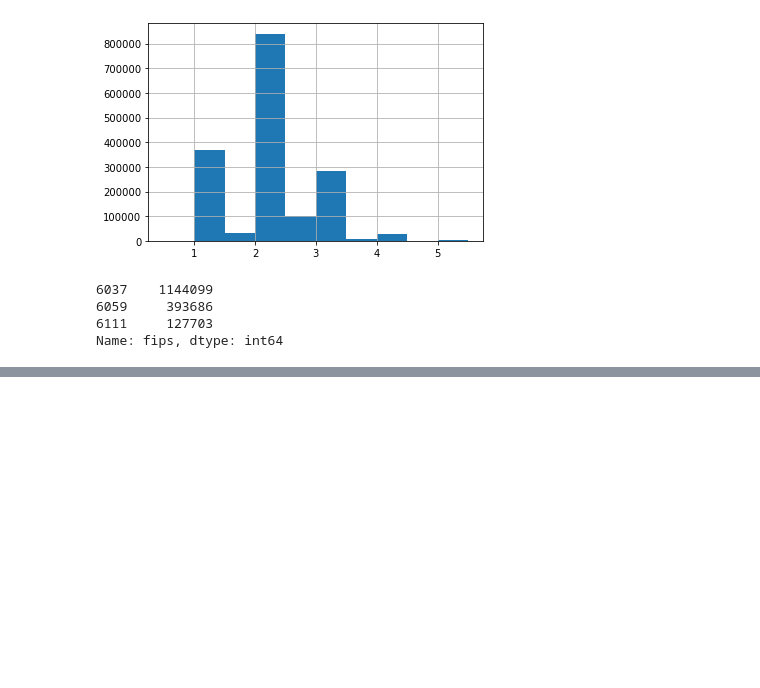
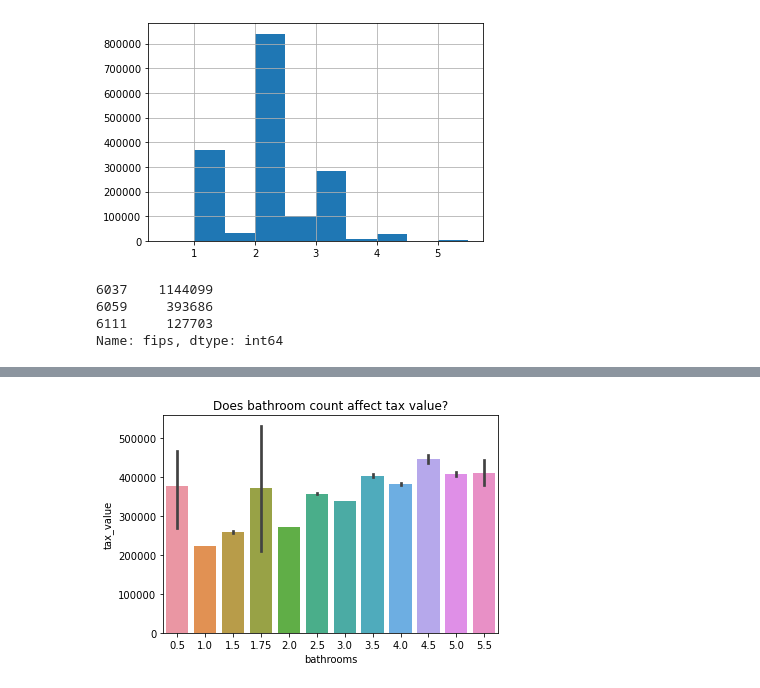
Before and after one commit to dashbringhurst/regression-exercises, a Jupyter notebook: explore.ipynb, the cells around one changed output, grey strips where cells are left out. Cells and saved outputs as stored; diff of their text form; code cells hidden in the pictures; blank space fills up the shorter version.

```diff
--- a/explore.ipynb
+++ b/explore.ipynb
@@ -230,0 +214,7 @@ plt.show()
+# %%
+# visualization of relationship between number of bathrooms and tax value
+sns.barplot(x='bathrooms', y='tax_value', data=train)
+plt.title('Does bathroom count affect tax value?')
+plt.show()
+# %% [output]
+[figure, added]
```
Also changed, not shown: parts of 57 cells of this notebook.
